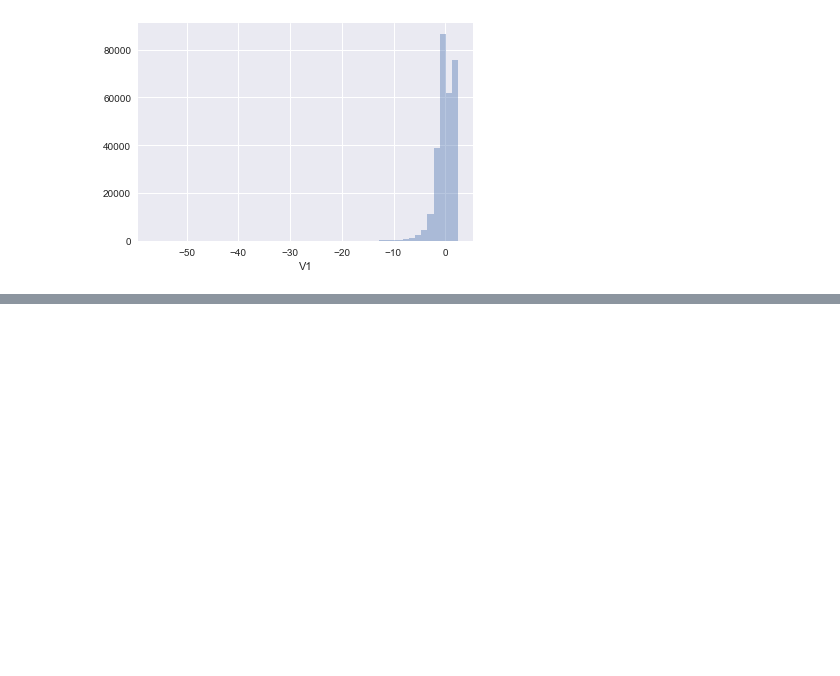
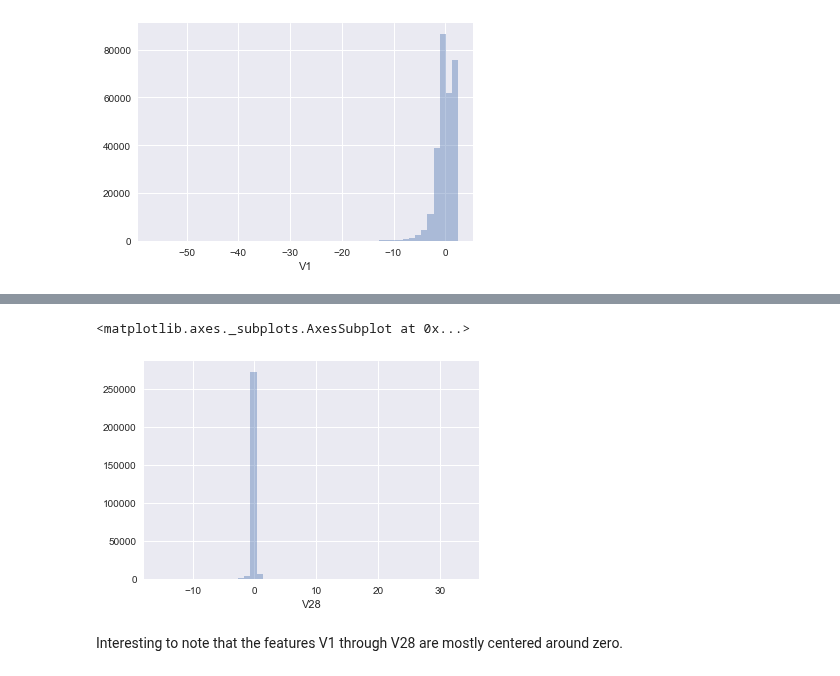
Before and after one commit to sushant2811/CreditCardFraudDetection, a Jupyter notebook: CreditCardFraudDetection.ipynb, the cells around one changed output, grey strips where cells are left out. Cells and saved outputs as stored; diff of their text form; code cells hidden in the pictures; blank space fills up the shorter version.

```diff
--- a/CreditCardFraudDetection.ipynb
+++ b/CreditCardFraudDetection.ipynb
@@ -151,0 +162,7 @@ sns.distplot(df['V1'], kde = False)
+# %%
+sns.distplot(df['V28'], kde = False)
+# %% [output]
+<matplotlib.axes._subplots.AxesSubplot at 0x...>
+[figure, added]
+# %% [markdown]
+Interesting to note that the features V1 through V28 are mostly centered around zero.
```
Also changed, not shown: parts of 2 cells of this notebook.
